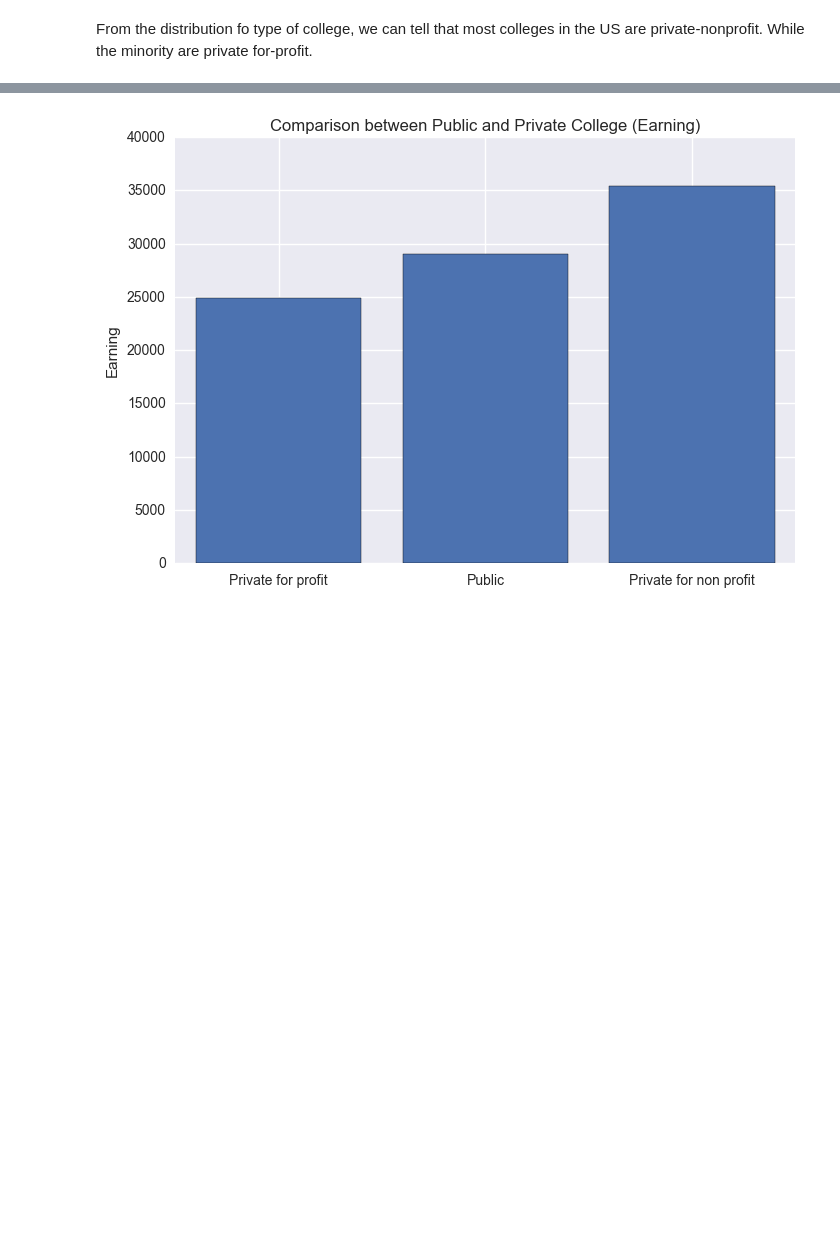
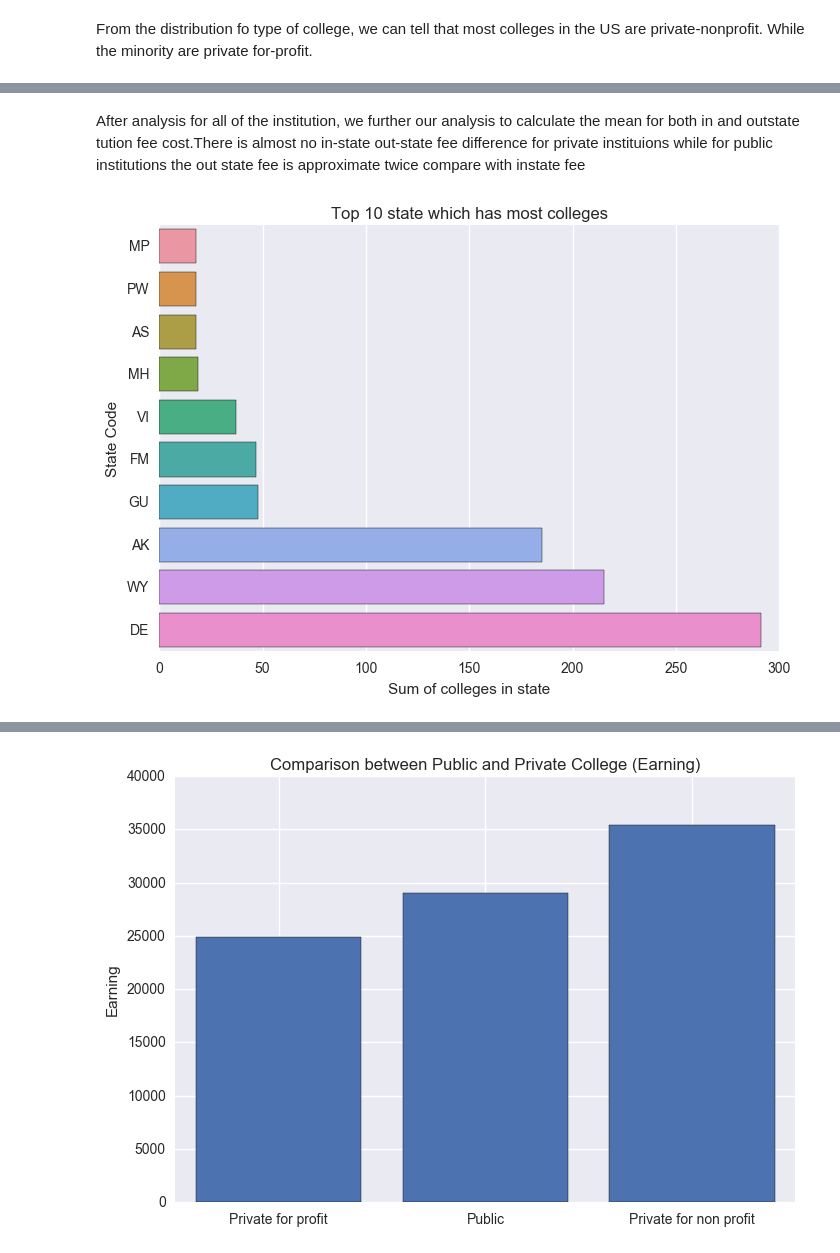
Before and after one commit to DarrylCheng/US-Dept-of-Education-College-Scorecard, a Jupyter notebook: US Dept of Education - College Scorecard.ipynb, the cells around one changed output, grey strips where cells are left out. Drawn from its saved outputs; the diff is of its cells as text; code cells hidden in the pictures; blank space fills up the shorter version.

```diff
--- a/US Dept of Education - College Scorecard.ipynb
+++ b/US Dept of Education - College Scorecard.ipynb
@@ -258,0 +284,14 @@ inout.groupby('CONTROL').mean()
+# %% [markdown]
+After analysis for all of the institution, we further our analysis to calculate the mean for both in and outstate tution fee cost.There is almost no in-state out-state fee difference for private instituions while for public institutions the out state fee is approximate twice compare with instate fee
+# %%
+asd = df_copy.copy()
+asd = asd[['INSTNM','STABBR']]
+asdd = asd.groupby('STABBR').count().sort_values('INSTNM').head(10)
+
+sns.barplot(asdd["INSTNM"] , asdd.index ,orient="h")
+plt.ylabel("State Code")
+plt.xlabel("Sum of colleges in state")
+plt.title("Top 10 state which has most colleges")
+plt.show()
+# %% [output]
+[figure, added]
```
Also changed, not shown: parts of 36 cells of this notebook.
